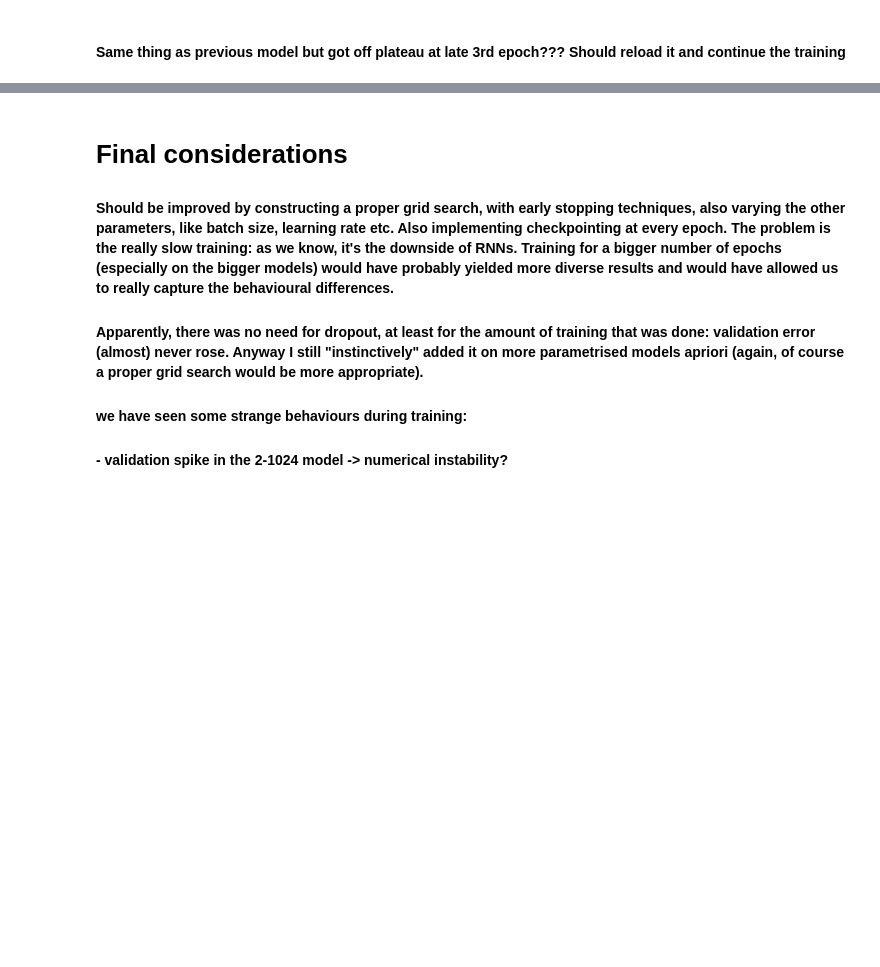
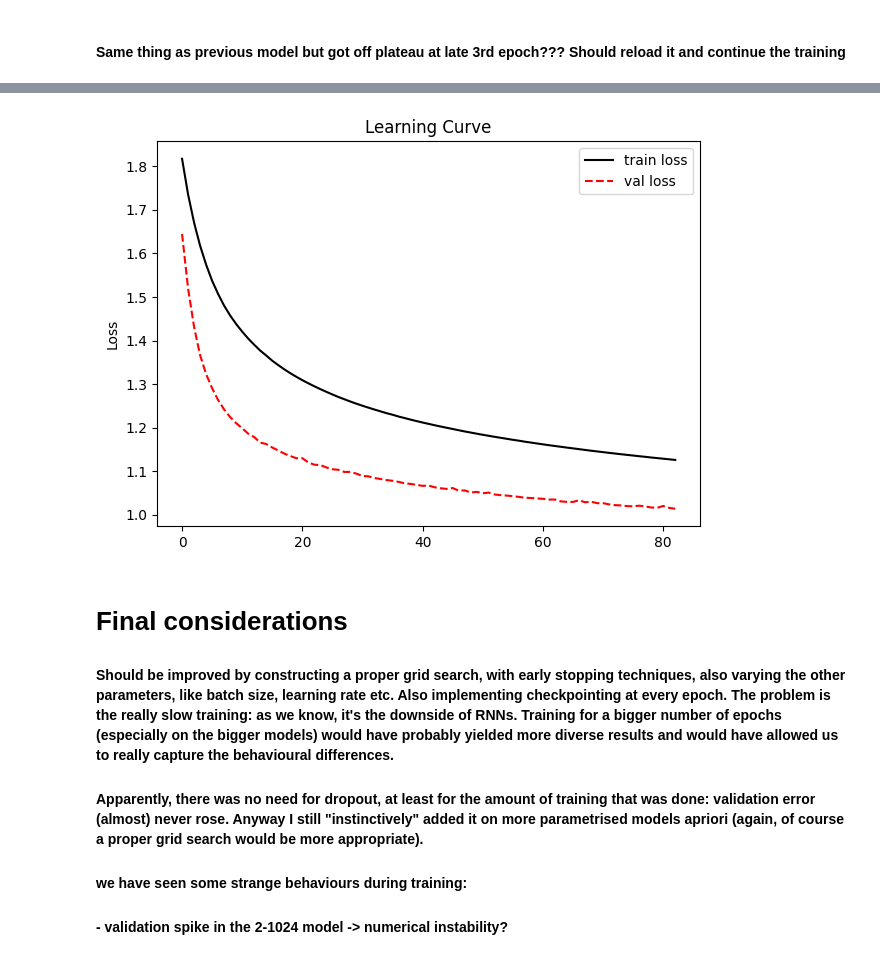
Before and after one commit to Nsivaa/ISPR_midterms, a Jupyter notebook: ISPR_midterm_3/Character_Level_RNN_Solution.ipynb, the cells around one changed output, grey strips where cells are left out. Drawn from its saved outputs; the diff is of its cells as text; code cells hidden in the pictures; blank space fills up the shorter version.

```diff
--- a/ISPR_midterm_3/Character_Level_RNN_Solution.ipynb
+++ b/ISPR_midterm_3/Character_Level_RNN_Solution.ipynb
@@ -1057,4 +1057,5 @@ Epoch: 3/3... Step: 3100... Loss: 2.0288... Val Loss: 1.8934
 #### Same thing as previous model but got off plateau at late 3rd epoch??? Should reload it and continue the training
 # %%
 net = load("./preTrained/4_1024_0.2.net")
+train(net, encoded, epochs=8, lr=0.0015, print_every=100)
 # %% [output]
@@ -1063,3 +1145,4 @@ n I have not a but was at we we well not coud from Bourle at the cater on the cr
+[figure, added]
 # %% [markdown]
 # Final considerations
 
```
Also changed, not shown: parts of 1 cell of this notebook, 2 other files.
